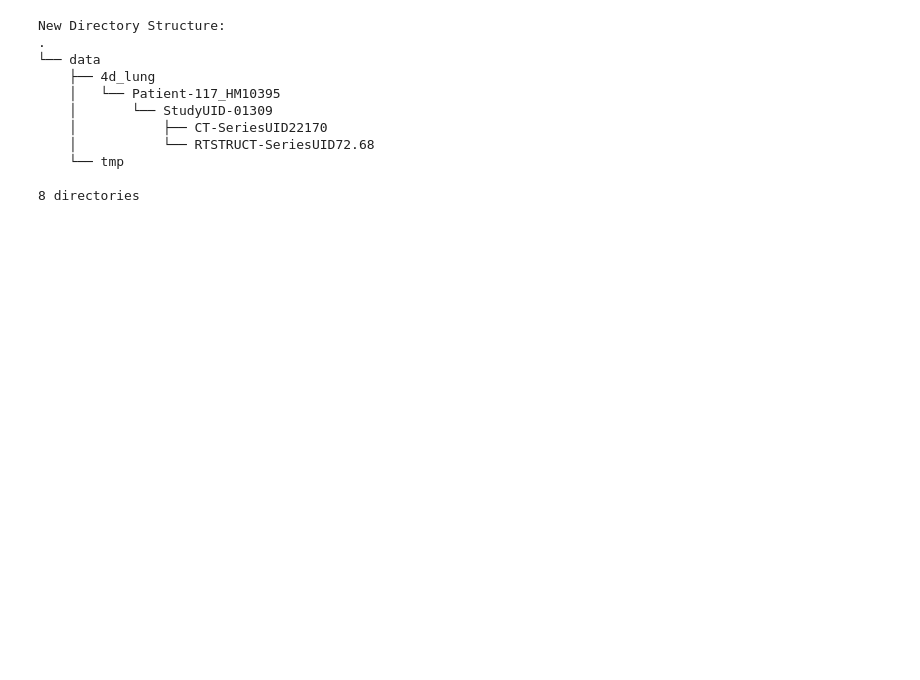
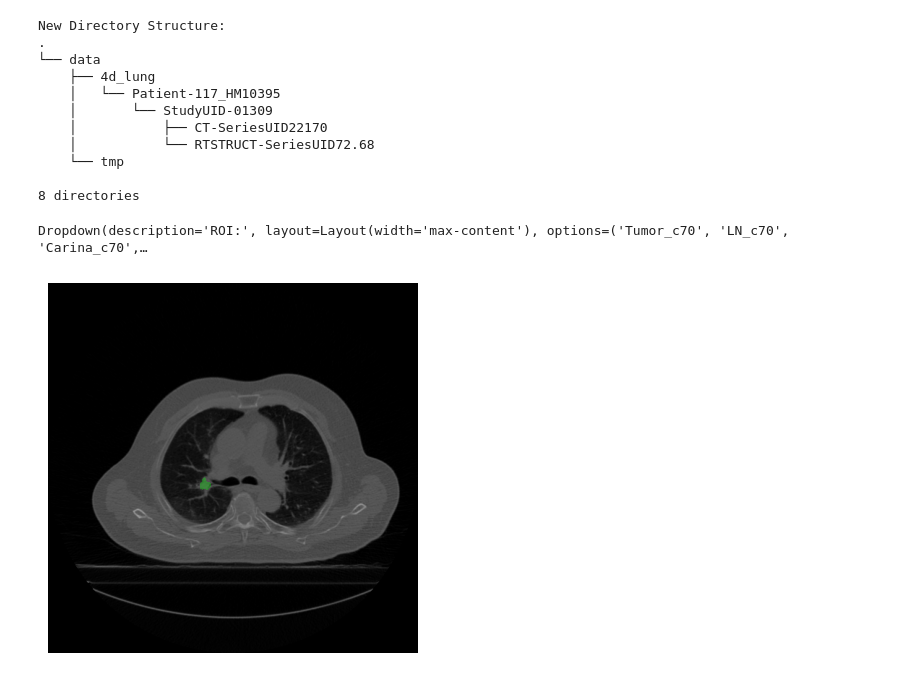
Before and after one commit to BHKLAB-DataProcessing/readii-idc-notebooks, a Jupyter notebook: notebooks/notebookA.ipynb, the cells around one changed output. Drawn from its saved outputs; the diff is of its cells as text; code cells hidden in the pictures; blank space fills up the shorter version.

Commit message:
feat: Implement functionality to process and visualize RTSTRUCT data

```diff
--- a/notebooks/notebookA.ipynb
+++ b/notebooks/notebookA.ipynb
@@ -178,3 +182,35 @@ New Directory Structure:
     └── tmp
 
 8 directories
+# %%
+from readii.image_processing import displayCTSegOverlay
+from readii.loaders import loadDicomSITK, loadRTSTRUCTSITK
+
+ct_dir = sorted_path.rglob("**/CT*/").__next__()
+rt_file = sorted_path.rglob("**/RTSTRUCT*/*.dcm").__next__()
+
+assert ct_dir.is_dir() and rt_file.is_file()
+
+ct = loadDicomSITK(ct_dir)
+
+seg_dict = loadRTSTRUCTSITK(rt_file, ct_dir)
+roi_picker = widgets.Dropdown(
+    options=list(seg_dict.keys()),
+    description='ROI:',
+    layout={'width': 'max-content'},
+    disabled=False,
+)
+display(roi_picker)
+# %% [output]
+Dropdown(description='ROI:', layout=Layout(width='max-content'), options=('Tumor_c70', 'LN_c70', 'Carina_c70',…
+# %%
+seg = seg_dict[roi_picker.value]
+num_slices = ct.GetSize()[2]
+
+displayCTSegOverlay(
+  ctImage=ct,
+  segImage=seg,
+  sliceIdx=-1,
+)
+# %% [output]
+[figure, added]
```
Also changed, not shown: parts of 3 cells of this notebook.
